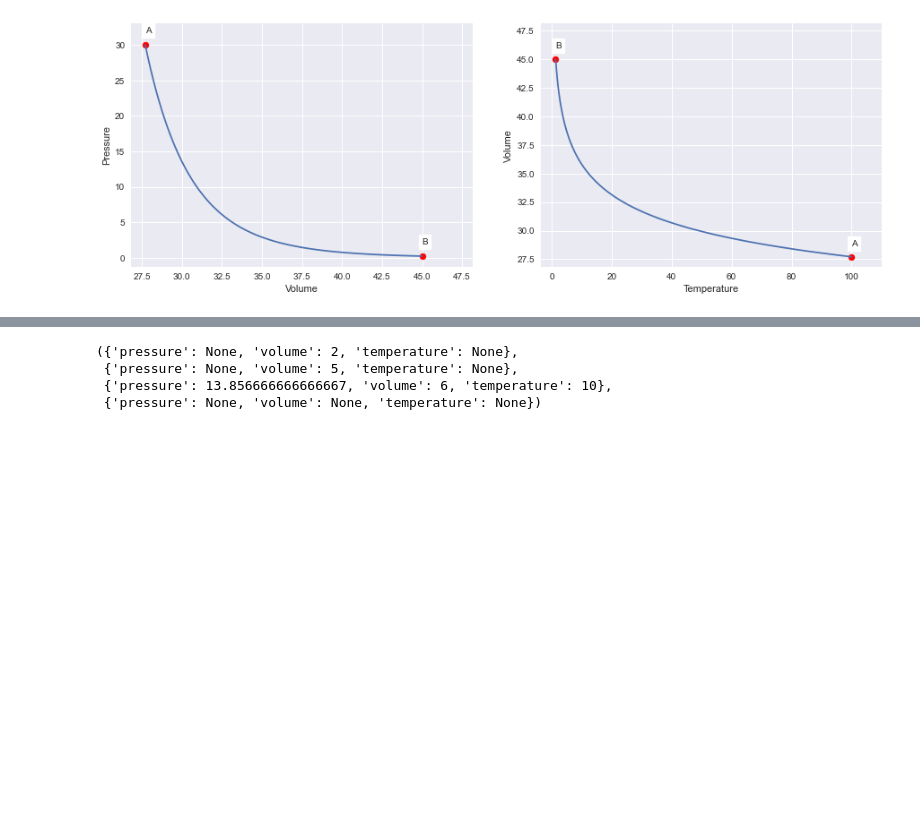
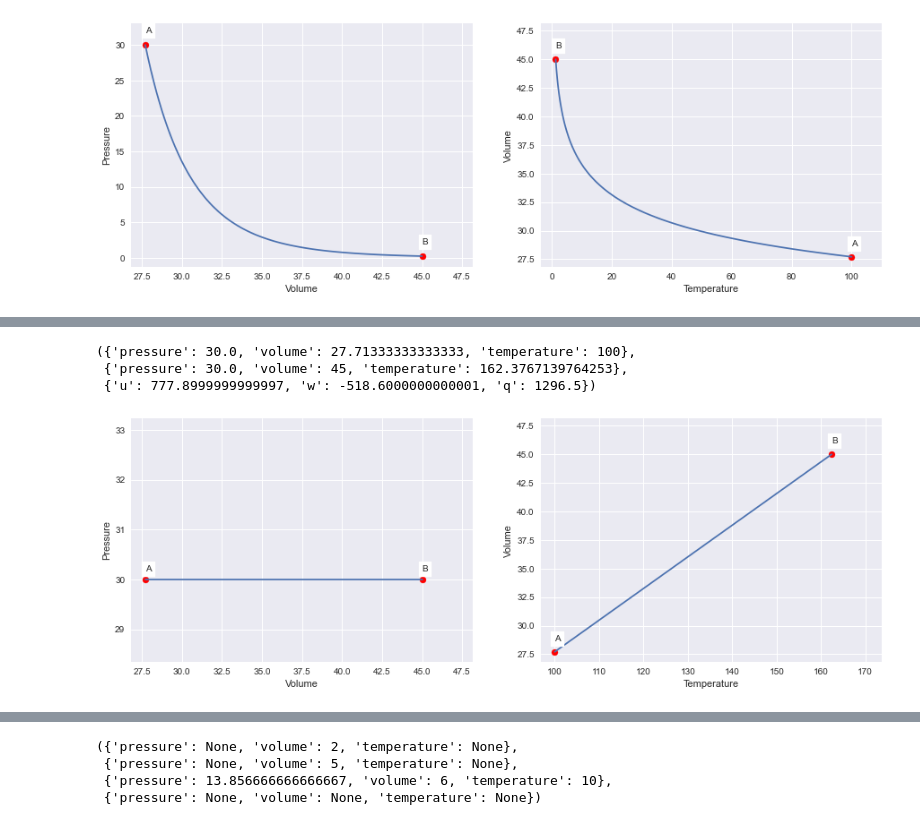
Before and after one commit to dvishal485/heat-engine, a Jupyter notebook: heat_engine.ipynb, the cells around one changed output, grey strips where cells are left out. Saved outputs shown, nothing was run; the diff lists cells and outputs as text; code cells hidden in the pictures; blank space fills up the shorter version.

Commit message:
added isobaric process support

```diff
--- a/heat_engine.ipynb
+++ b/heat_engine.ipynb
@@ -78,3 +84,16 @@ a.__dict__,b.__dict__,x.stats()
+# %%
+a = StateVariable(pressure=30,temperature=100)
+b = StateVariable(volume=45)
+x = TherodynamicProcess.IsobaricProcess(a,b)
+
+pvt = x.coordinates()
+TherodynamicProcess.plot(pvt)
+a.__dict__,b.__dict__,x.stats()
+# %% [output]
+({'pressure': 30.0, 'volume': 27.71333333333333, 'temperature': 100},
+ {'pressure': 30.0, 'volume': 45, 'temperature': 162.3767139764253},
+ {'u': 777.8999999999997, 'w': -518.6000000000001, 'q': 1296.5})
+[figure, added]
 # %% [markdown]
 ## Carnot's Engine
 Carnot engine is a theoretical thermodynamic cycle proposed by Leonard Carnot. It estimates the maximum possible efficiency that a heat engine during the conversion process of heat into work and, conversely, working between two reservoirs can possess.
```
Also changed, not shown: parts of 1 cell of this notebook, 1 other file.
